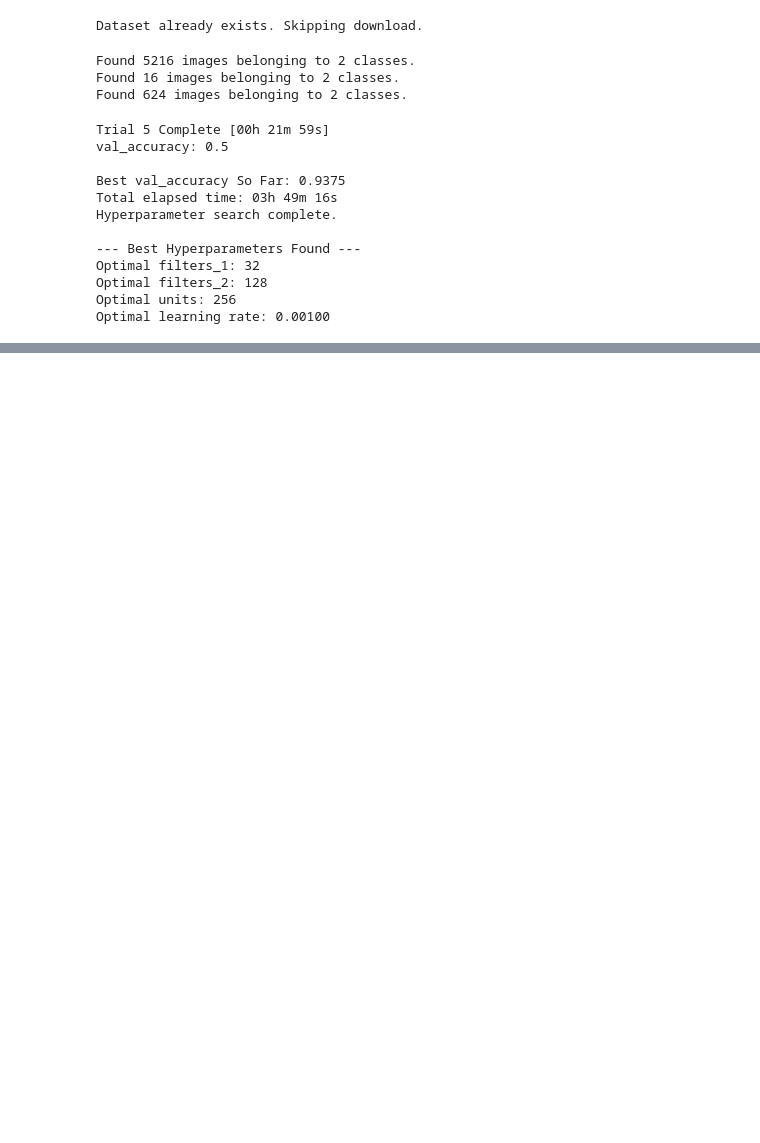
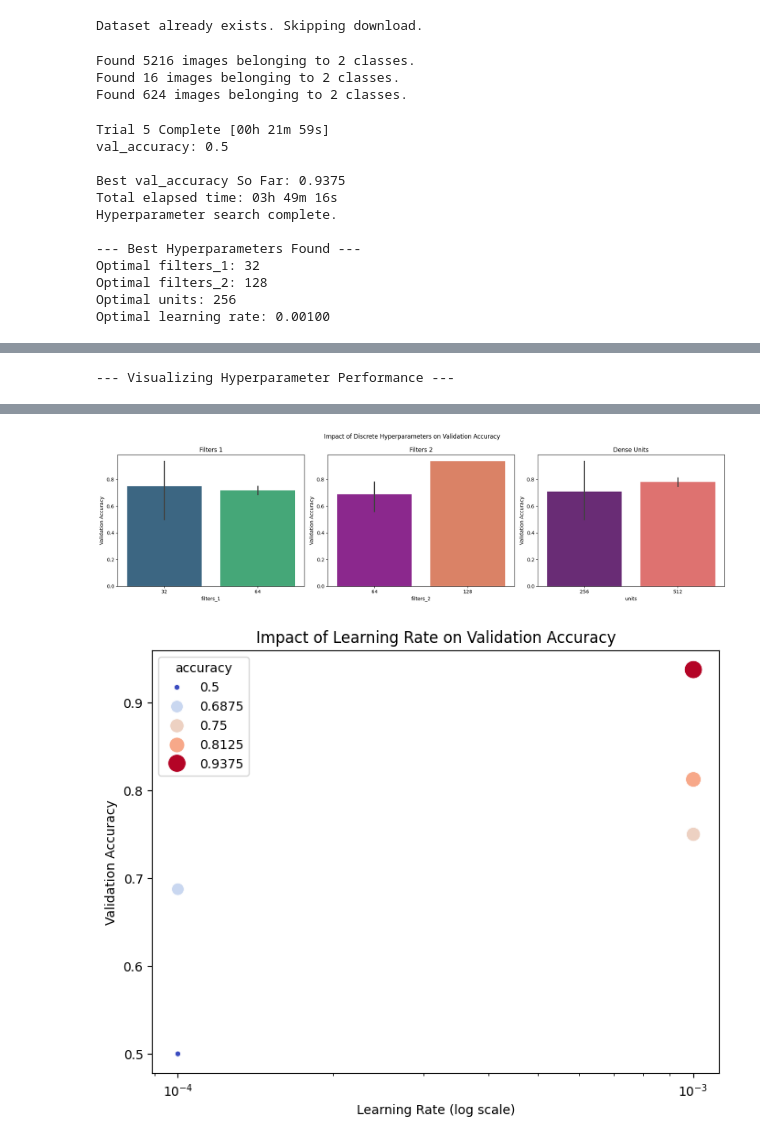
Before and after one commit to EricSiq/DeepLearning, a Jupyter notebook: Exp7_ChestXray_PneumoniaDetection_using_CNNs_withHyperparameterTuning.ipynb, the cells around one changed output, grey strips where cells are left out. Drawn from its saved outputs; the diff is of its cells as text; code cells hidden in the pictures; blank space fills up the shorter version.

```diff
--- a/Exp7_ChestXray_PneumoniaDetection_using_CNNs_withHyperparameterTuning.ipynb
+++ b/Exp7_ChestXray_PneumoniaDetection_using_CNNs_withHyperparameterTuning.ipynb
@@ -218,3 +218,14 @@ Optimal filters_1: 32
 Optimal filters_2: 128
 Optimal units: 256
 Optimal learning rate: 0.00100
+# %%
+# --- Retrieve and display the results summary ---
+try:
+    print("\n--- Hyperparameter Tuning Results Summary ---")
+    tuner.results_summary()
+
+    # You can also get a list of all trials
+    trials = tuner.oracle.get_best_trials(num_trials=None)
+
+except Exception as e:
+    print(f"An error occurred while retrieving tuning results: {e}")
@@ -220,0 +250,64 @@ Optimal learning rate: 0.00100
+# %%
+# --- Visualize the relationship between hyperparameters and performance ---
+try:
+    print("\n--- Visualizing Hyperparameter Performance ---")
+
+    # Extract data from all trials
+    all_trials = tuner.oracle.trials.values()
+
+    # Check if there are trials to analyze
+    if not all_trials:
+        raise ValueError("No trials found to visualize. Please ensure tuning completed successfully.")
+
+    data = []
+    for trial in all_trials:
+        if 'val_accuracy' in trial.metrics.metrics:
+            trial_data = {
+                'filters_1': trial.hyperparameters.get('filters_1'),
+                'filters_2': trial.hyperparameters.get('filters_2'),
+                'units': trial.hyperparameters.get('units'),
+                'learning_rate': trial.hyperparameters.get('learning_rate'),
+                'accuracy': trial.metrics.get_last_value('val_accuracy'),
+            }
+            data.append(trial_data)
+
+    if not data:
+        raise ValueError("No trial data with validation accuracy found. Check metrics.")
+
+    import pandas as pd
+    import seaborn as sns
+
+    df = pd.DataFrame(data)
+
+    # Plot 1: Bar plots for discrete hyperparameters
+    fig, axes = plt.subplots(1, 3, figsize=(18, 5))
+    fig.suptitle('Impact of Discrete Hyperparameters on Validation Accuracy')
+
+    sns.barplot(x='filters_1', y='accuracy', data=df, ax=axes[0], palette='viridis')
+    axes[0].set_title('Filters 1')
+    axes[0].set_ylabel('Validation Accuracy')
+
+    sns.barplot(x='filters_2', y='accuracy', data=df, ax=axes[1], palette='plasma')
+    axes[1].set_title('Filters 2')
+    axes[1].set_ylabel('Validation Accuracy')
+
+    sns.barplot(x='units', y='accuracy', data=df, ax=axes[2], palette='magma')
+    axes[2].set_title('Dense Units')
+    axes[2].set_ylabel('Validation Accuracy')
+
+    plt.tight_layout()
+    plt.show()
+
+    # Plot 2: Scatter plot for continuous hyperparameters (e.g., learning rate)
+    plt.figure(figsize=(8, 6))
+    sns.scatterplot(x='learning_rate', y='accuracy', data=df, hue='accuracy', size='accuracy', palette='coolwarm', sizes=(20, 200))
+    plt.xscale('log') # Use log scale for learning rate
+    plt.title('Impact of Learning Rate on Validation Accuracy')
+    plt.xlabel('Learning Rate (log scale)')
+    plt.ylabel('Validation Accuracy')
+    plt.show()
+
+except Exception as e:
+    print(f"An error occurred during plotting: {e}")
+# %% [output]
+--- Visualizing Hyperparameter Performance ---
@@ -220,0 +325,2 @@ Optimal learning rate: 0.00100
+[figure, added]
+[figure, added]
```
Also changed, not shown: parts of 2 cells of this notebook.
